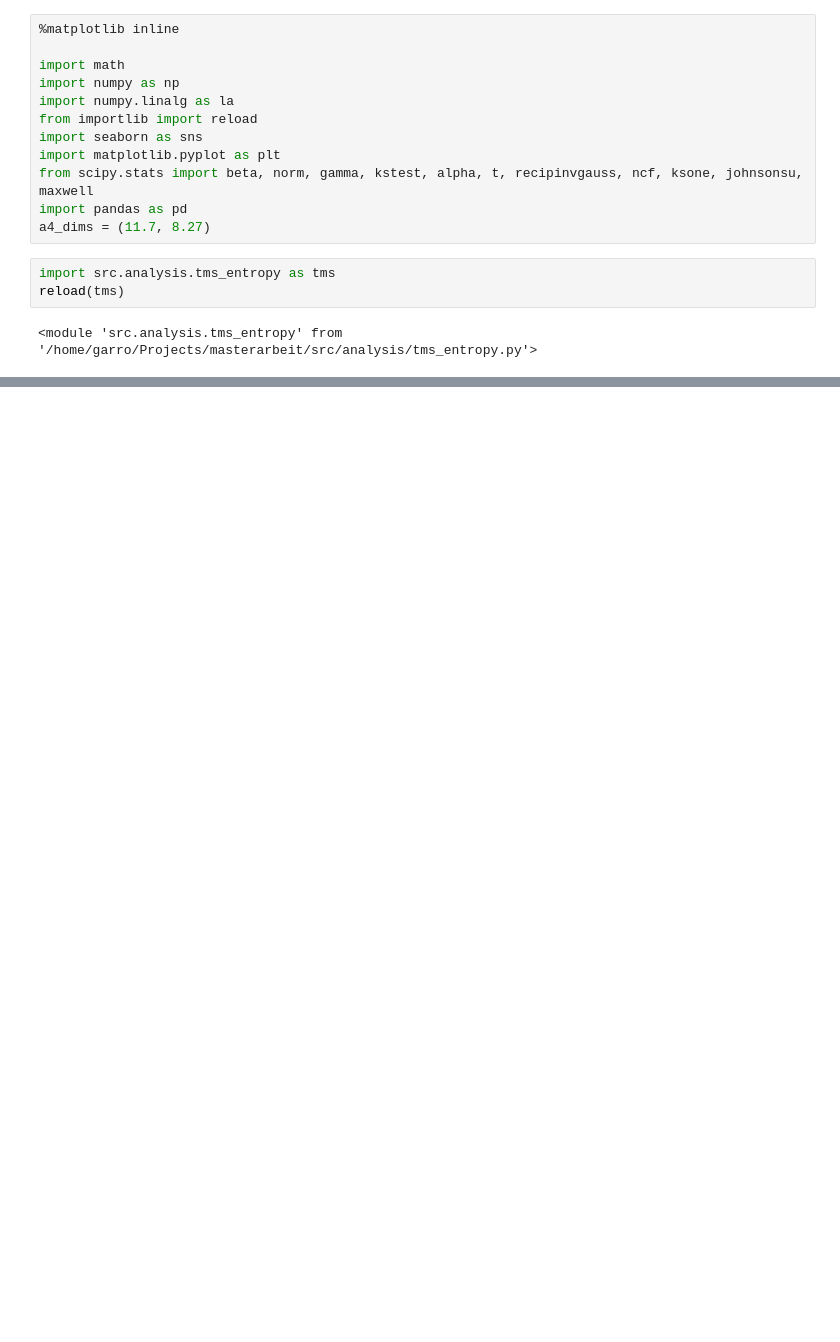
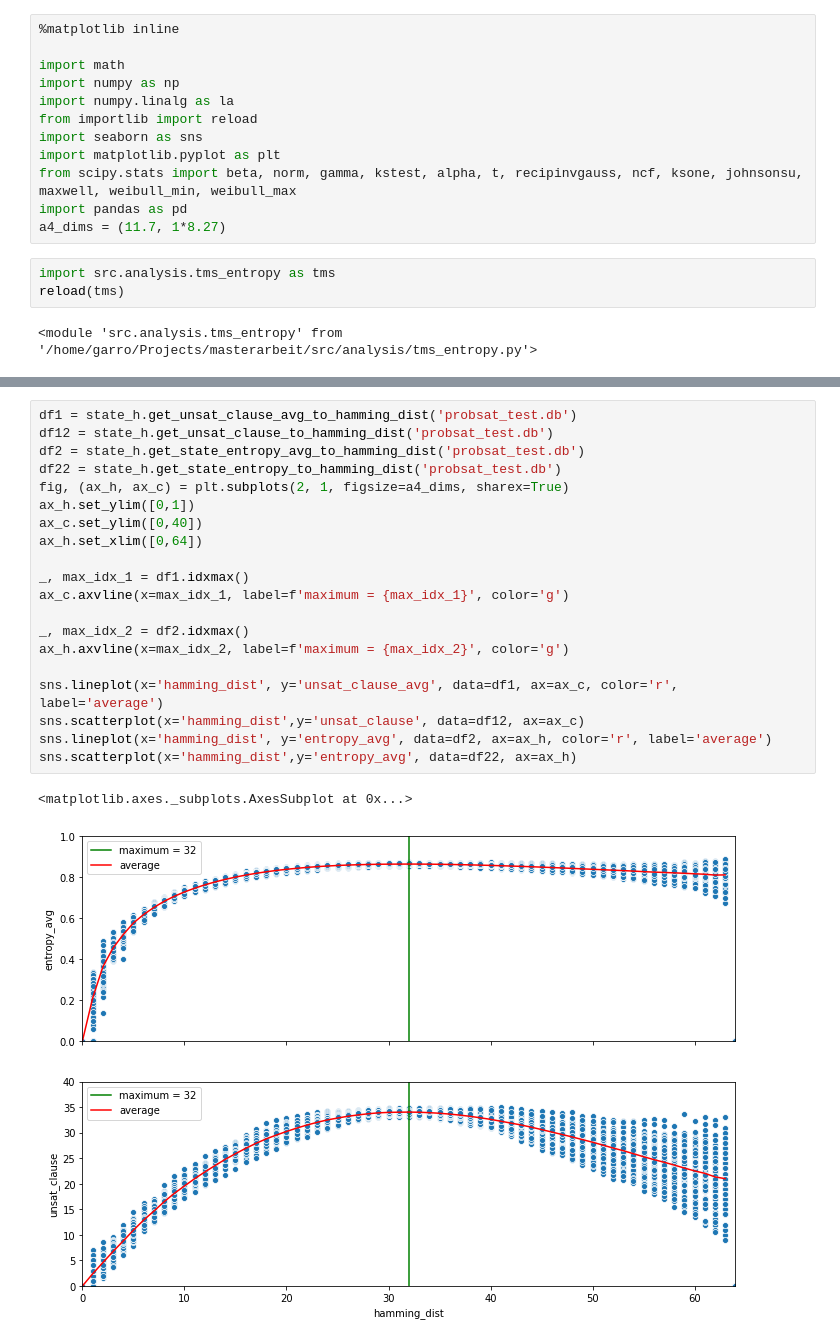
Before and after one commit to SRechenberger/Masterarbeit_Code, a Jupyter notebook: analysis.ipynb, the cells around one changed output, grey strips where cells are left out. Cells and saved outputs as stored; diff of their text form; blank space fills up the shorter version.

```diff
--- a/analysis.ipynb
+++ b/analysis.ipynb
@@ -7,9 +7,9 @@ import numpy.linalg as la
 from importlib import reload
 import seaborn as sns
 import matplotlib.pyplot as plt
-from scipy.stats import beta, norm, gamma, kstest, alpha, t, recipinvgauss, ncf, ksone, johnsonsu, maxwell
+from scipy.stats import beta, norm, gamma, kstest, alpha, t, recipinvgauss, ncf, ksone, johnsonsu, maxwell, weibull_min, weibull_max
 import pandas as pd
-a4_dims = (11.7, 8.27)
+a4_dims = (11.7, 1*8.27)
 # %%
 import src.analysis.tms_entropy as tms
 reload(tms)
@@ -65,0 +23,23 @@ df
+# %%
+df1 = state_h.get_unsat_clause_avg_to_hamming_dist('probsat_test.db')
+df12 = state_h.get_unsat_clause_to_hamming_dist('probsat_test.db')
+df2 = state_h.get_state_entropy_avg_to_hamming_dist('probsat_test.db')
+df22 = state_h.get_state_entropy_to_hamming_dist('probsat_test.db')
+fig, (ax_h, ax_c) = plt.subplots(2, 1, figsize=a4_dims, sharex=True)
+ax_h.set_ylim([0,1])
+ax_c.set_ylim([0,40])
+ax_h.set_xlim([0,64])
+
+_, max_idx_1 = df1.idxmax()
+ax_c.axvline(x=max_idx_1, label=f'maximum = {max_idx_1}', color='g')
+
+_, max_idx_2 = df2.idxmax()
+ax_h.axvline(x=max_idx_2, label=f'maximum = {max_idx_2}', color='g')
+
+sns.lineplot(x='hamming_dist', y='unsat_clause_avg', data=df1, ax=ax_c, color='r', label='average')
+sns.scatterplot(x='hamming_dist',y='unsat_clause', data=df12, ax=ax_c)
+sns.lineplot(x='hamming_dist', y='entropy_avg', data=df2, ax=ax_h, color='r', label='average')
+sns.scatterplot(x='hamming_dist',y='entropy_avg', data=df22, ax=ax_h)
+# %% [output]
+<matplotlib.axes._subplots.AxesSubplot at 0x...>
+[figure, added]
```
Also changed, not shown: parts of 6 cells of this notebook.
